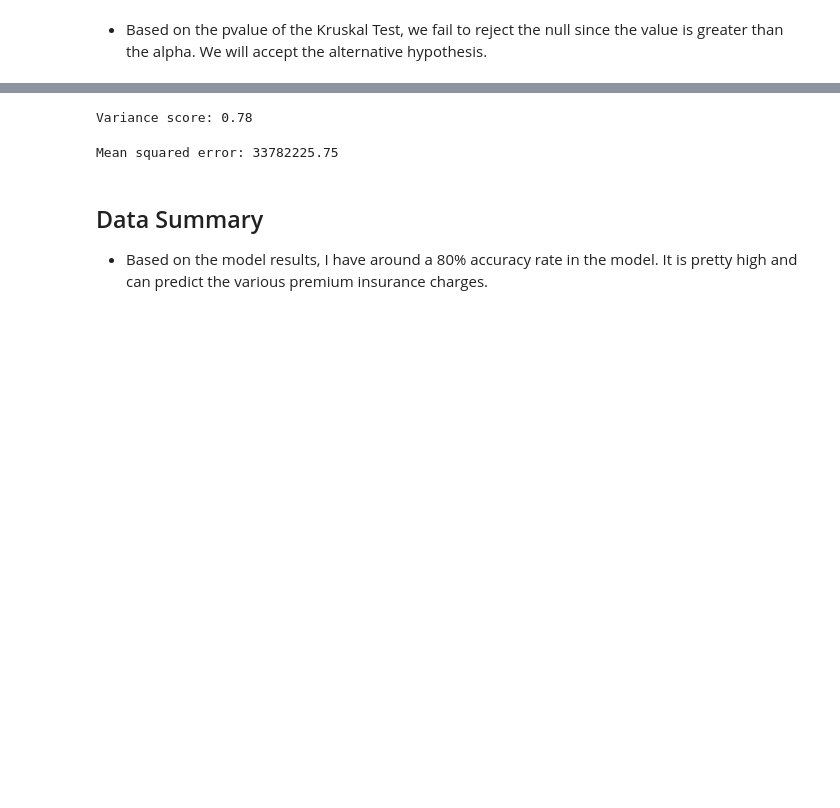
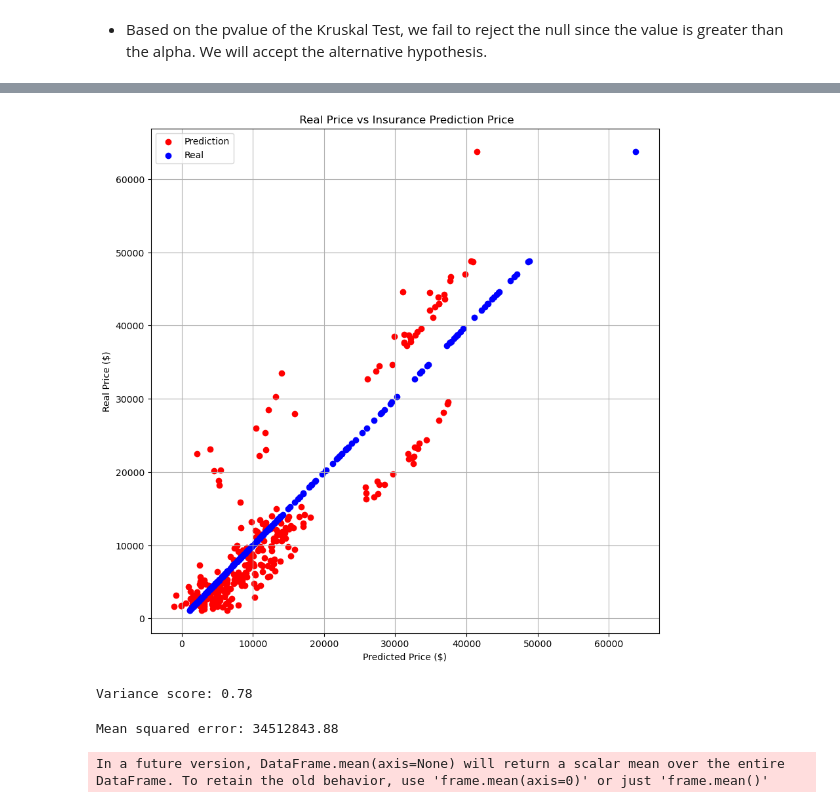
Before and after one commit to rimchristian/US-Health-Insurance-, a Jupyter notebook: US Health Insurance.ipynb, the cells around one changed output, grey strips where cells are left out. Drawn from its saved outputs; the diff is of its cells as text; code cells hidden in the pictures; blank space fills up the shorter version.

```diff
--- a/US Health Insurance.ipynb
+++ b/US Health Insurance.ipynb
@@ -686,10 +696,14 @@ memory usage: 73.3+ KB
 # %%
 from sklearn import preprocessing
-LE=preprocessing.LabelEncoder()
-df['region'] = LE.fit_transform(df['region'])
-df['sex'] = LE.fit_transform(df['sex'])
-df['smoker'] = LE.fit_transform(df['smoker'])
+#LE=preprocessing.LabelEncoder()
+#df['region'] = LE.fit_transform(df['region'])
+#df['sex'] = LE.fit_transform(df['sex'])
+#df['smoker'] = LE.fit_transform(df['smoker'])
 # %%
 # Preparing data for machine learning by separating input features and target variable
-X = df.iloc[:, :-1].values
-y = df.iloc[:, -1].values
+#X = df.iloc[:, :-1].values
+#y = df.iloc[:, -1].values
+
+x = df[['age','bmi', 'smoker']]
+y = df[['charges']]
+x.columns = ['age', 'bmi', 'smoker']
@@ -765,0 +710,7 @@ print(np.concatenate((y_pred.reshape(len(y_pred), 1), y_test.reshape(len(y_pred)
+# %%
+X_train, X_test, y_train, y_test = train_test_split(x, y, test_size=0.2, random_state=42)
+X_train.columns = ['age', 'bmi', 'smoker']
+X_test.columns = ['age', 'bmi', 'smoker']
+print(x.shape, y.shape)
+print(X_train.shape, y_train.shape)
+print(X_test.shape, y_test.shape)
@@ -765,0 +721,6 @@ print(np.concatenate((y_pred.reshape(len(y_pred), 1), y_test.reshape(len(y_pred)
+# %%
+model = LinearRegression()
+model.fit(X_train, y_train)
+y_prediction = model.predict(X_test)
+
+print(f'Accuracy: {r2_score(y_test, y_prediction)}')
@@ -766,2 +774,17 @@ print(np.concatenate((y_pred.reshape(len(y_pred), 1), y_test.reshape(len(y_pred)
+# %%
+# comparison between real insurance price and prediction price
+y_pred = model.predict(X_test)
+
+plt.figure(figsize=(10,10))
+plt.scatter(y_pred, y_test, c='red', label='Prediction')
+plt.scatter(y_test, y_test, c='blue', label='Real')
+plt.title(' Real Price vs Insurance Prediction Price')
+plt.xlabel('Predicted Price ($)')
+plt.ylabel('Real Price ($)')
+plt.grid(True)
+plt.legend()
+plt.show()
+# %% [output]
+[figure, added]
 # %%
 # Variance score where 1.0 represents a perfect score (100%)
@@ -770,9 +793,7 @@ print('Variance score: %.2f' % regressor.score(X_test, y_test))
 Variance score: 0.78
 # %%
 # evaluating the model with the mean squared error
-print("Mean squared error: %.2f" % np.mean((regressor.predict(X_test) - y_test) ** 2))
+print("Mean squared error: %.2f" % np.mean((model.predict(X_test) - y_test) ** 2))
 # %% [output]
-Mean squared error: 33782225.75
+Mean squared error: 34512843.88
+In a future version, DataFrame.mean(axis=None) will return a scalar mean over the entire DataFrame. To retain the old behavior, use 'frame.mean(axis=0)' or just 'frame.mean()'
-# %% [markdown]
-## Data Summary
-- Based on the model results, I have around a 80% accuracy rate in the model. It is pretty high and can predict the various premium insurance charges.
```
Also changed, not shown: parts of 21 cells of this notebook.
